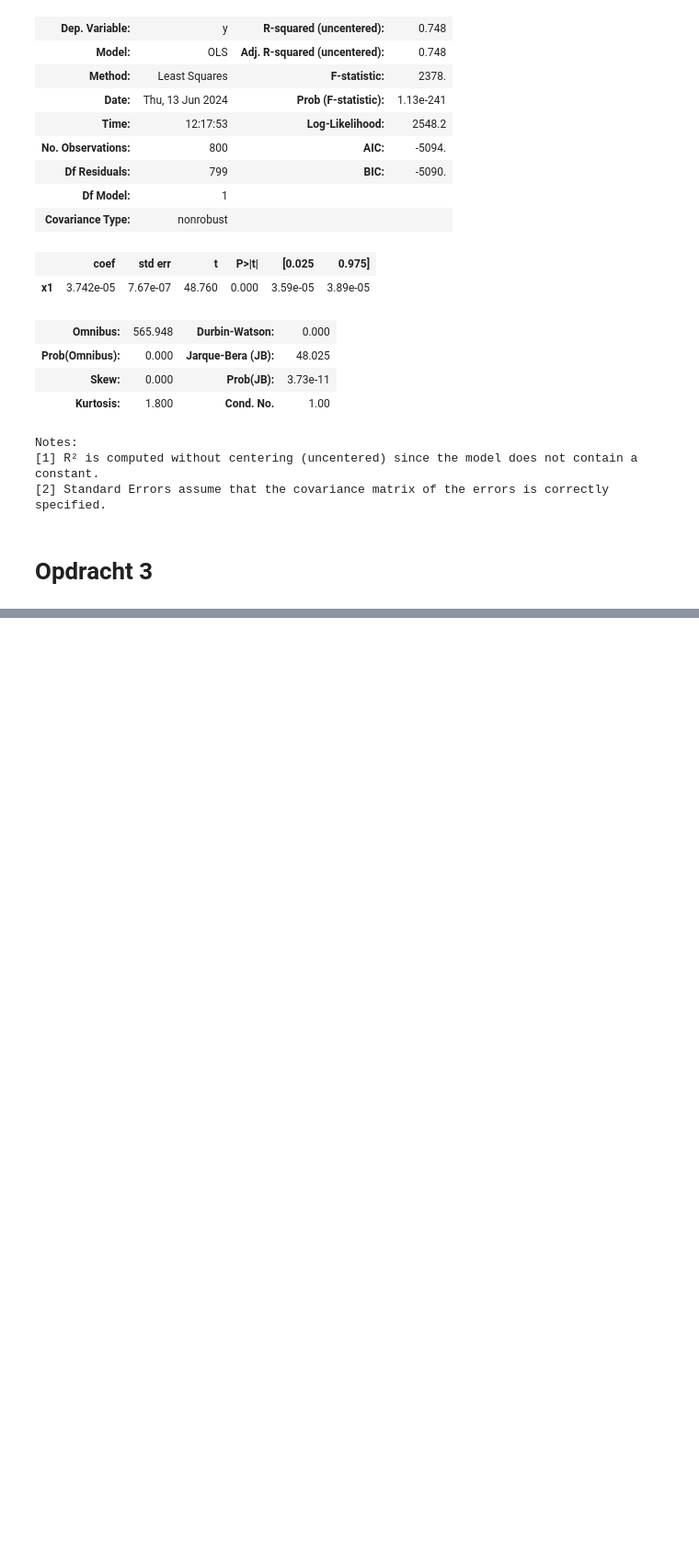
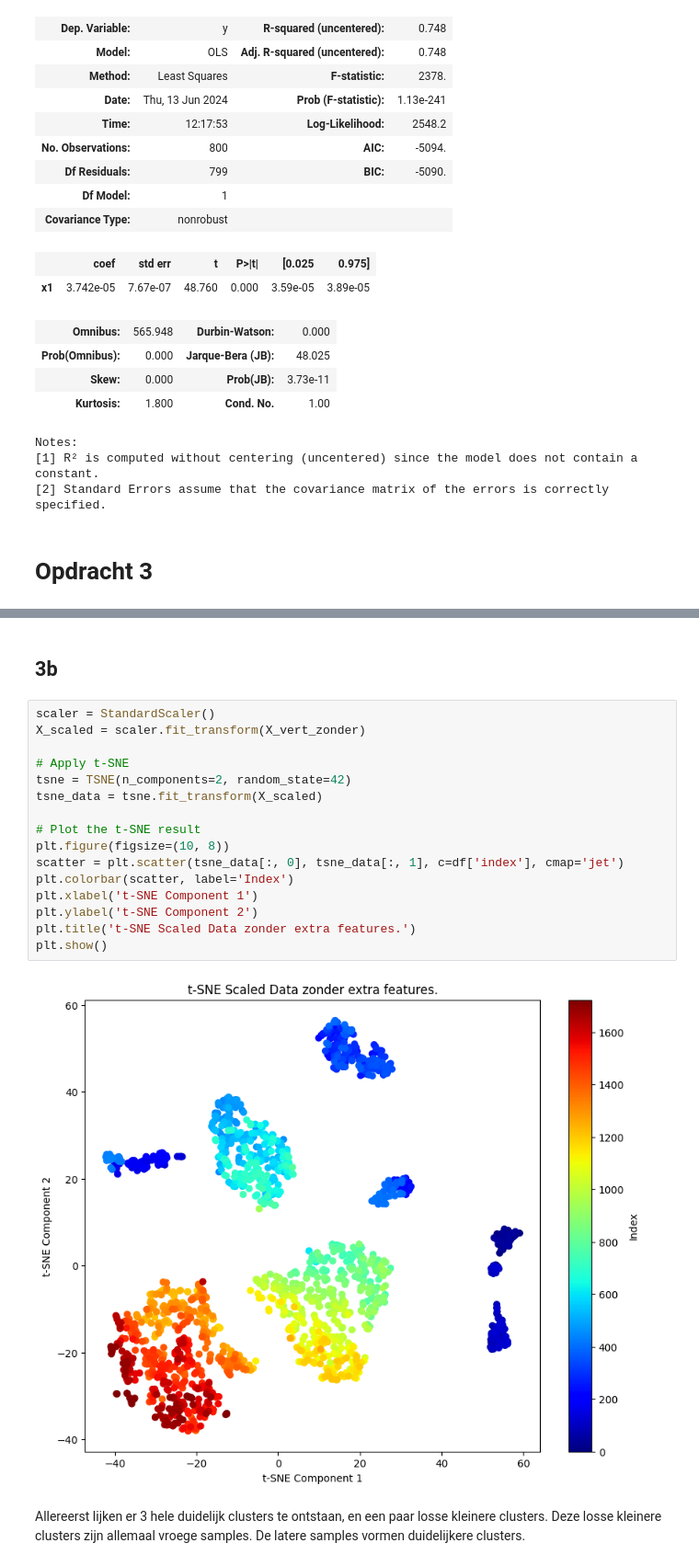
Before and after one commit to luukhfontys/Datascience-eindopdracht, a Jupyter notebook: DS Eindopdracht.ipynb, the cells around one changed output, grey strips where cells are left out. Shown at 92% size. Drawn from its saved outputs; the diff is of its cells as text; blank space fills up the shorter version.

```diff
--- a/DS Eindopdracht.ipynb
+++ b/DS Eindopdracht.ipynb
@@ -600,0 +708,22 @@ plt.show()
+# %% [markdown]
+## 3b
+# %%
+scaler = StandardScaler()
+X_scaled = scaler.fit_transform(X_vert_zonder)
+
+# Apply t-SNE
+tsne = TSNE(n_components=2, random_state=42)
+tsne_data = tsne.fit_transform(X_scaled)
+
+# Plot the t-SNE result
+plt.figure(figsize=(10, 8))
+scatter = plt.scatter(tsne_data[:, 0], tsne_data[:, 1], c=df['index'], cmap='jet')
+plt.colorbar(scatter, label='Index')
+plt.xlabel('t-SNE Component 1')
+plt.ylabel('t-SNE Component 2')
+plt.title('t-SNE Scaled Data zonder extra features.')
+plt.show()
+# %% [output]
+[figure, added]
+# %% [markdown]
+Allereerst lijken er 3 hele duidelijk clusters te ontstaan, en een paar losse kleinere clusters. Deze losse kleinere clusters zijn allemaal vroege samples. De latere samples vormen duidelijkere clusters.
```
Also changed, not shown: parts of 35 cells of this notebook, 16 other files.
